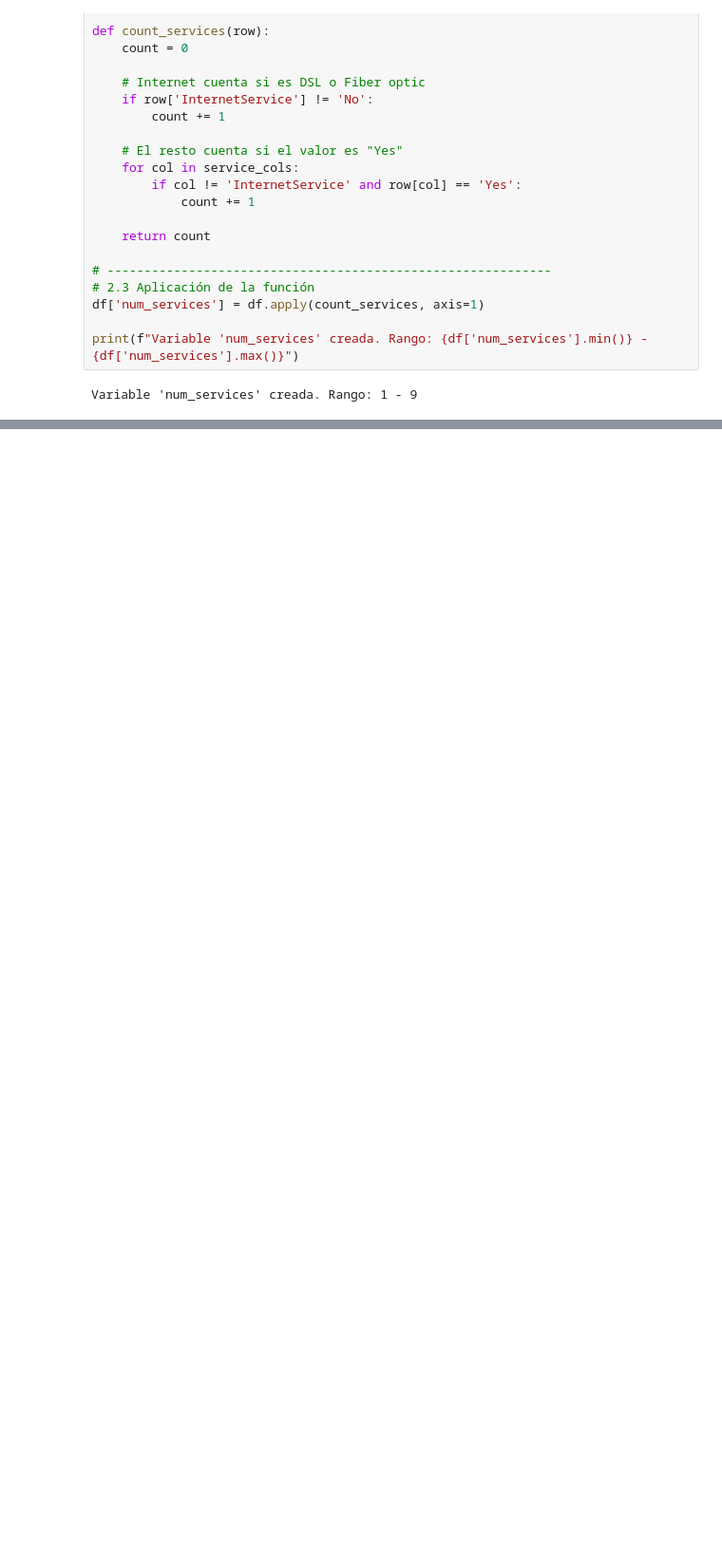
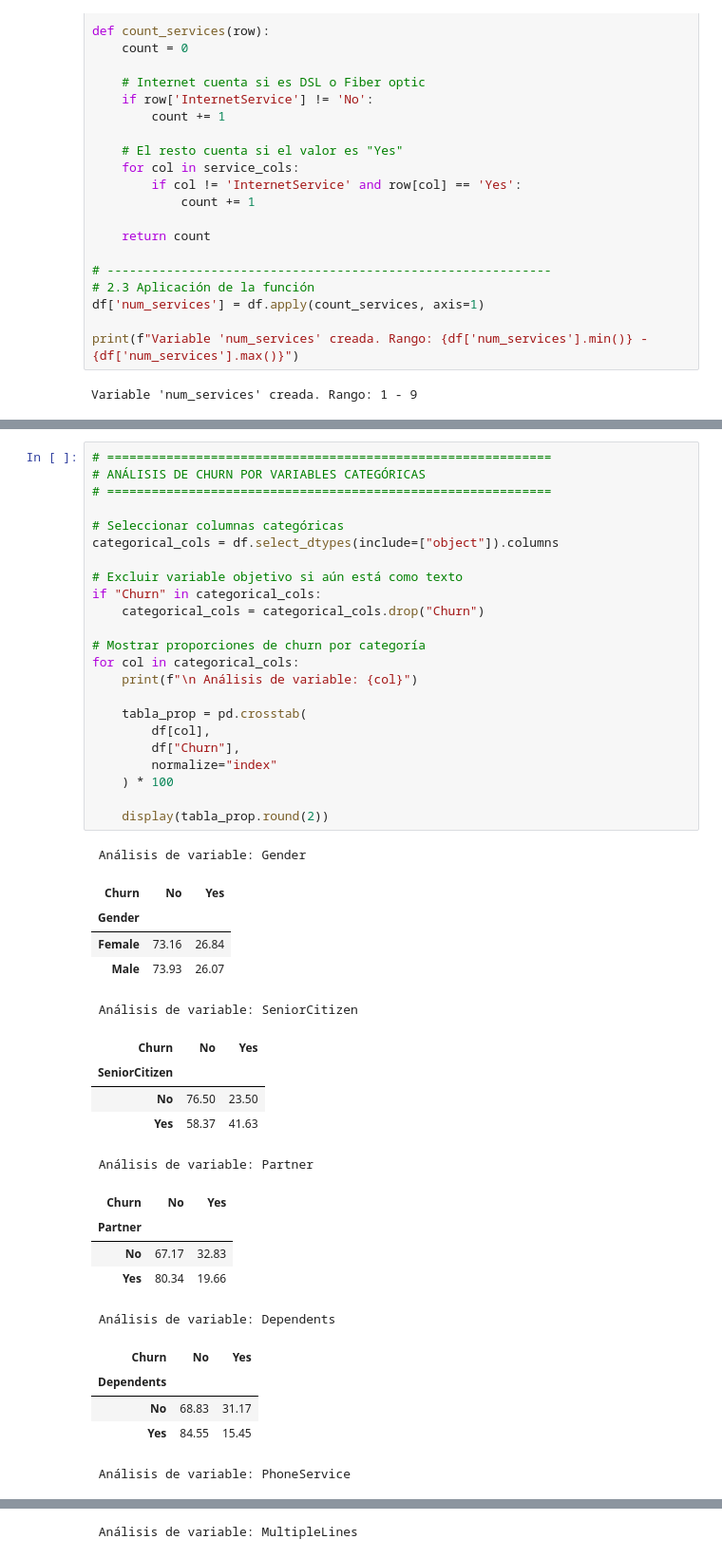
Before and after one commit to LenninTemoche/Challenge-TelecomX-2-Alura-One-DS, a Jupyter notebook: TelecomX-2-ML.ipynb, the cells around one changed output, grey strips where cells are left out. Shown at 95% size. Cells and saved outputs as stored; diff of their text form; blank space fills up the shorter version.

```diff
--- a/TelecomX-2-ML.ipynb
+++ b/TelecomX-2-ML.ipynb
@@ -563,0 +564,45 @@ Esta variable busca capturar la intensidad de uso del cliente, ya que un mayor n
+# %%
+# ============================================================
+# ANÁLISIS DE CHURN POR VARIABLES CATEGÓRICAS
+# ============================================================
+
+# Seleccionar columnas categóricas
+categorical_cols = df.select_dtypes(include=["object"]).columns
+
+# Excluir variable objetivo si aún está como texto
+if "Churn" in categorical_cols:
+    categorical_cols = categorical_cols.drop("Churn")
+
+# Mostrar proporciones de churn por categoría
+for col in categorical_cols:
+    print(f"\n Análisis de variable: {col}")
+
+    tabla_prop = pd.crosstab(
+        df[col],
+        df["Churn"],
+        normalize="index"
+    ) * 100
+
+    display(tabla_prop.round(2))
+# %% [output]
+ Análisis de variable: Gender
+| Churn | No | Yes |
+| Gender |  |  |
+| Female | 73.16 | 26.84 |
+| Male | 73.93 | 26.07 |
+ Análisis de variable: SeniorCitizen
+| Churn | No | Yes |
+| SeniorCitizen |  |  |
+| No | 76.50 | 23.50 |
+| Yes | 58.37 | 41.63 |
+ Análisis de variable: Partner
+| Churn | No | Yes |
+| Partner |  |  |
+| No | 67.17 | 32.83 |
+| Yes | 80.34 | 19.66 |
+ Análisis de variable: Dependents
+| Churn | No | Yes |
+| Dependents |  |  |
+| No | 68.83 | 31.17 |
+| Yes | 84.55 | 15.45 |
+ Análisis de variable: PhoneService
@@ -563,0 +613 @@ Esta variable busca capturar la intensidad de uso del cliente, ya que un mayor n
+ Análisis de variable: MultipleLines
```
Also changed, not shown: parts of 5 cells of this notebook.
